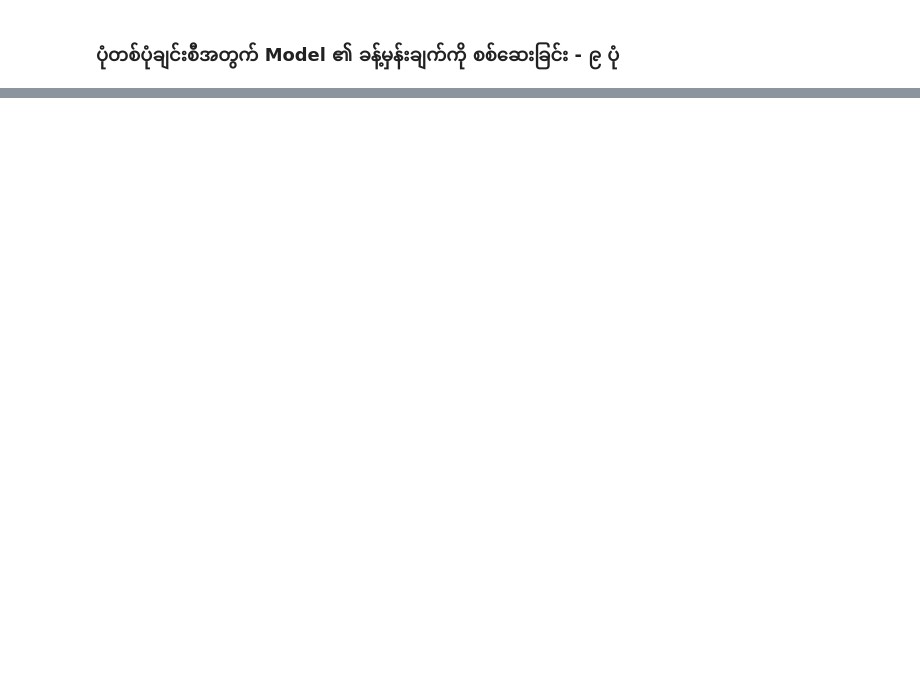
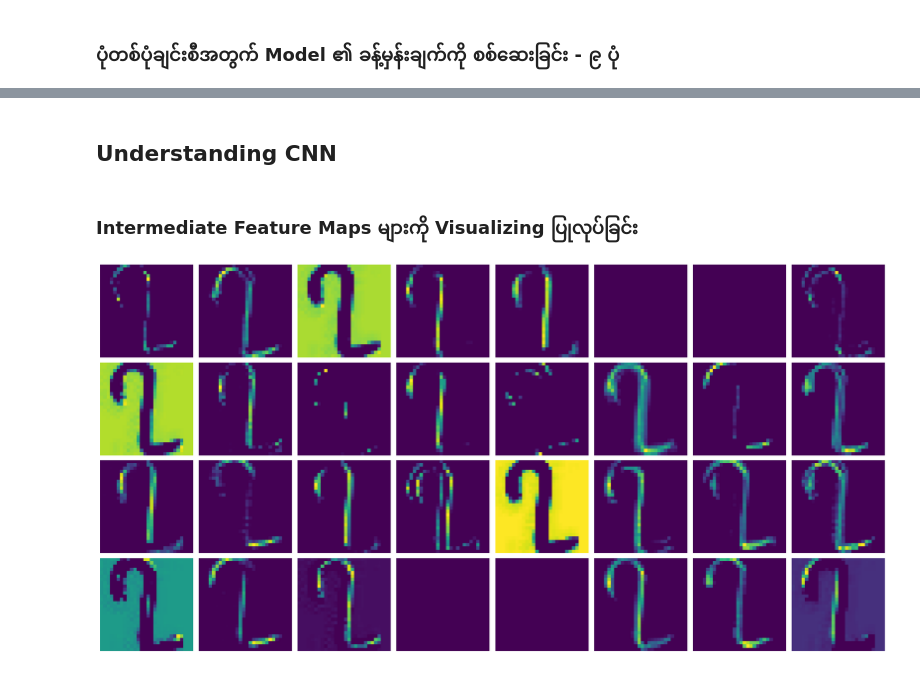
Before and after one commit to Nye1nChanSoe/understanding-cnn-from-scratch, a Jupyter notebook: notebooks/burmese_digits_cnn_pytorch.ipynb, the cells around one changed output, grey strips where cells are left out. Drawn from its saved outputs; the diff is of its cells as text; code cells hidden in the pictures; blank space fills up the shorter version.

```diff
--- a/notebooks/burmese_digits_cnn_pytorch.ipynb
+++ b/notebooks/burmese_digits_cnn_pytorch.ipynb
@@ -253,0 +256,19 @@ plt.show()
+# %% [markdown]
+## Understanding CNN
+# %% [markdown]
+###  Intermediate Feature Maps များကို Visualizing ပြုလုပ်ခြင်း
+# %%
+model.eval()
+with torch.no_grad():
+    feature_maps_conv1 = F.relu(model.conv1(input_tensor))
+
+plt.figure(figsize=(20, 10))
+for i in range(32):
+    plt.subplot(4, 8, i + 1)
+    plt.imshow(feature_maps_conv1[0][i].cpu(), cmap='viridis')
+    plt.axis('off')
+
+plt.tight_layout()
+plt.show()
+# %% [output]
+[figure, added]
```
Also changed, not shown: parts of 11 cells of this notebook.
